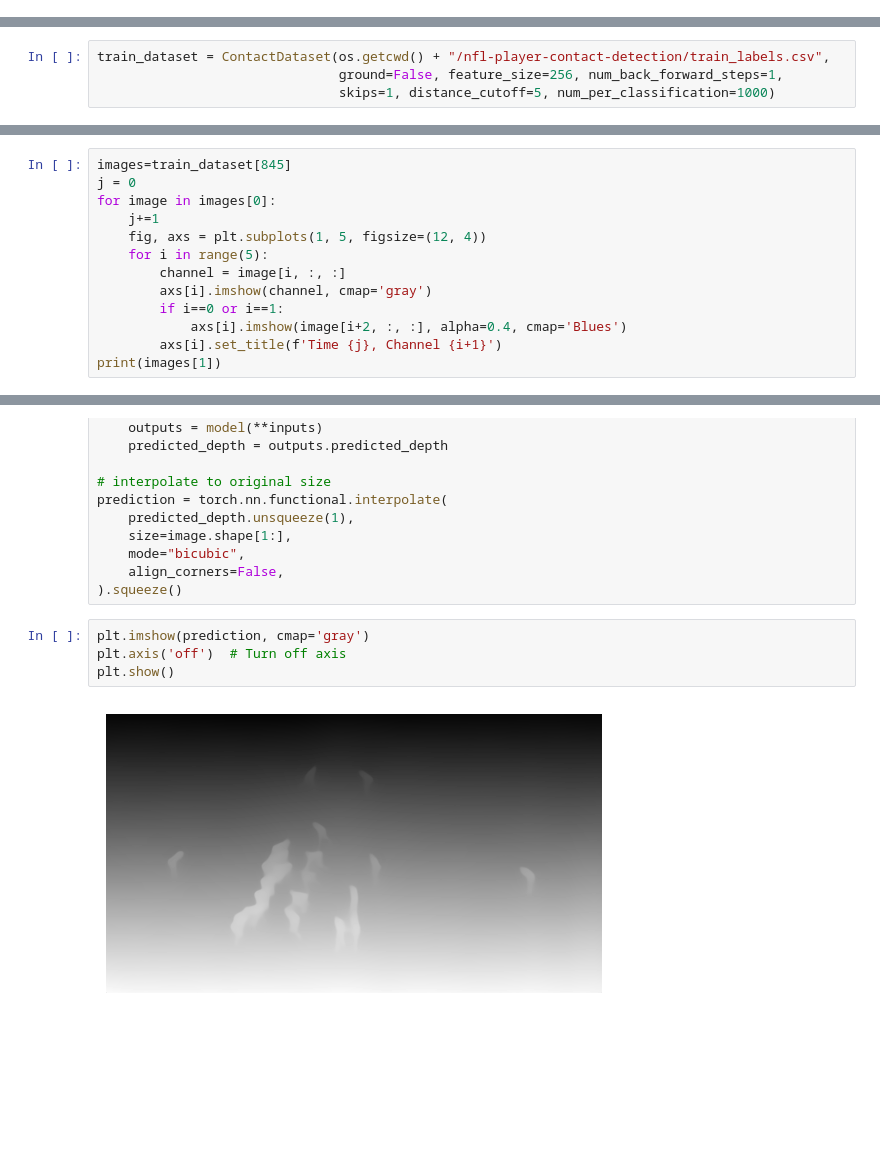
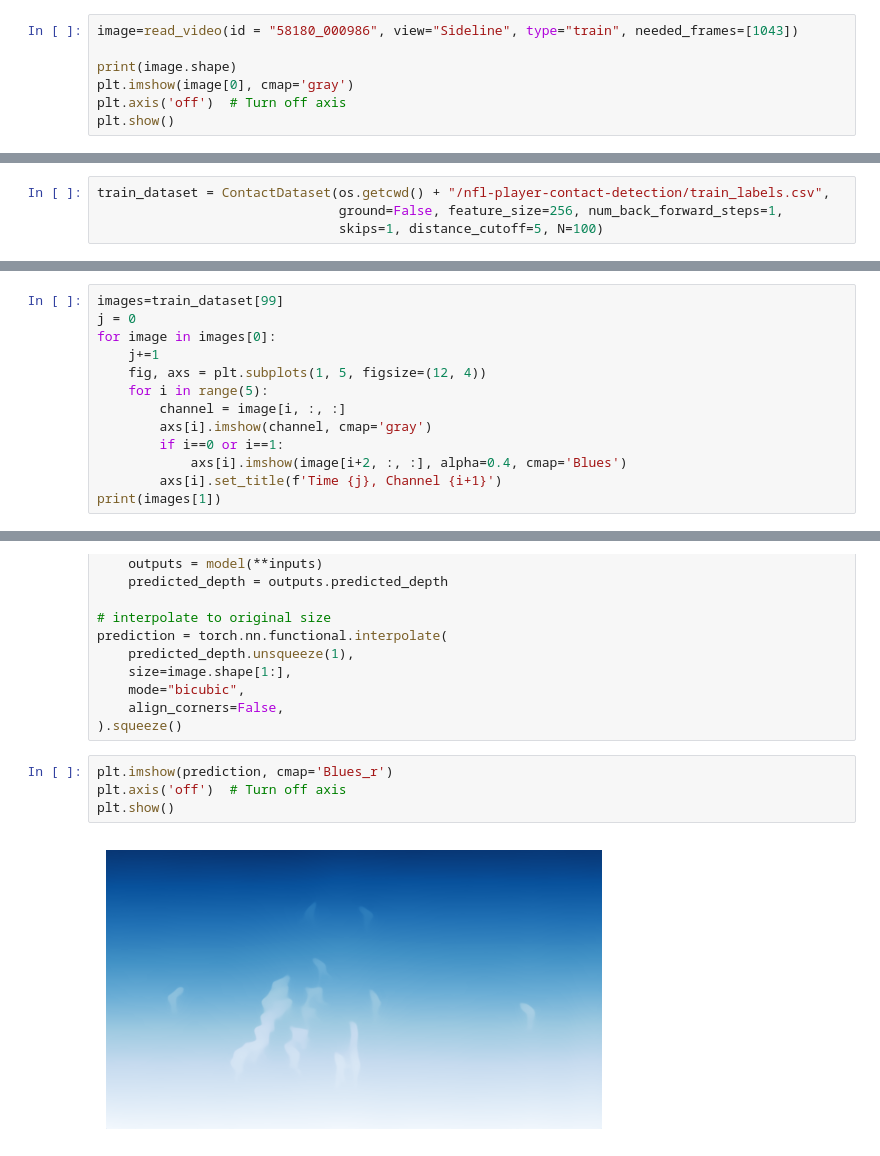
Before and after one commit to nickb1125/Contact-Detection, a Jupyter notebook: scrath.ipynb, the cells around one changed output, grey strips where cells are left out. Cells and saved outputs as stored; diff of their text form; blank space fills up the shorter version.

Commit message:
update to video processing pipeline

```diff
--- a/scrath.ipynb
+++ b/scrath.ipynb
@@ -17,0 +53,7 @@ import sys
+# %%
+image=read_video(id = "58180_000986", view="Sideline", type="train", needed_frames=[1043])
+
+print(image.shape)
+plt.imshow(image[0], cmap='gray')
+plt.axis('off')  # Turn off axis
+plt.show()
@@ -18,5 +62,5 @@ import sys
 # %%
 train_dataset = ContactDataset(os.getcwd() + "/nfl-player-contact-detection/train_labels.csv",
                                ground=False, feature_size=256, num_back_forward_steps=1,
-                               skips=1, distance_cutoff=5, num_per_classification=1000)
+                               skips=1, distance_cutoff=5, N=100)
 # %% [output]
@@ -41,5 +68,5 @@ Play 12/230. (133 potential contact complete.)
 # %%
-images=train_dataset[845]
+images=train_dataset[99]
 j = 0
 for image in images[0]:
     j+=1
@@ -312,8 +339,8 @@ prediction = torch.nn.functional.interpolate(
     align_corners=False,
 ).squeeze()
 # %%
-plt.imshow(prediction, cmap='gray')
+plt.imshow(prediction, cmap='Blues_r')
 plt.axis('off')  # Turn off axis
 plt.show()
 # %% [output]
-[figure, old version]
+[figure, new version]
```
Also changed, not shown: parts of 15 cells of this notebook, 3 other files.
